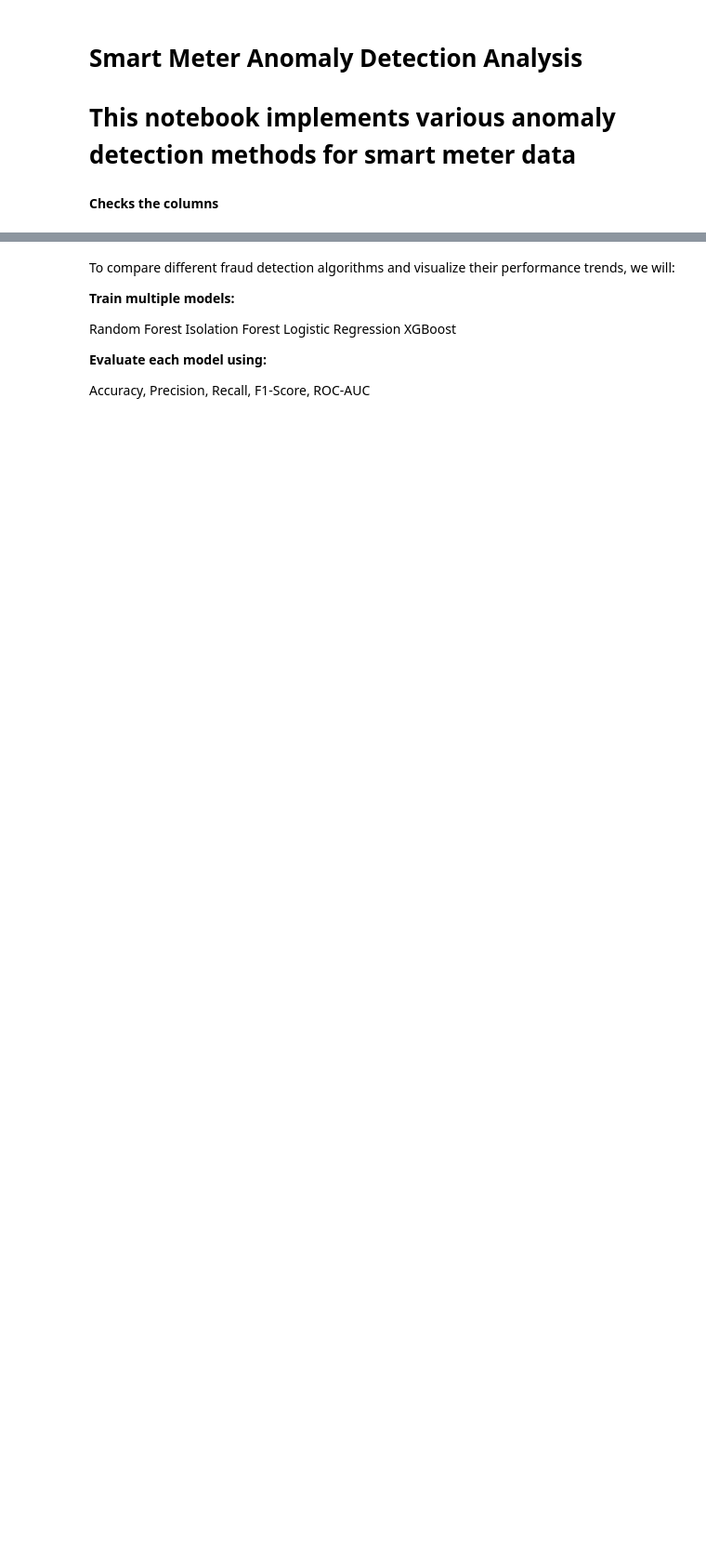
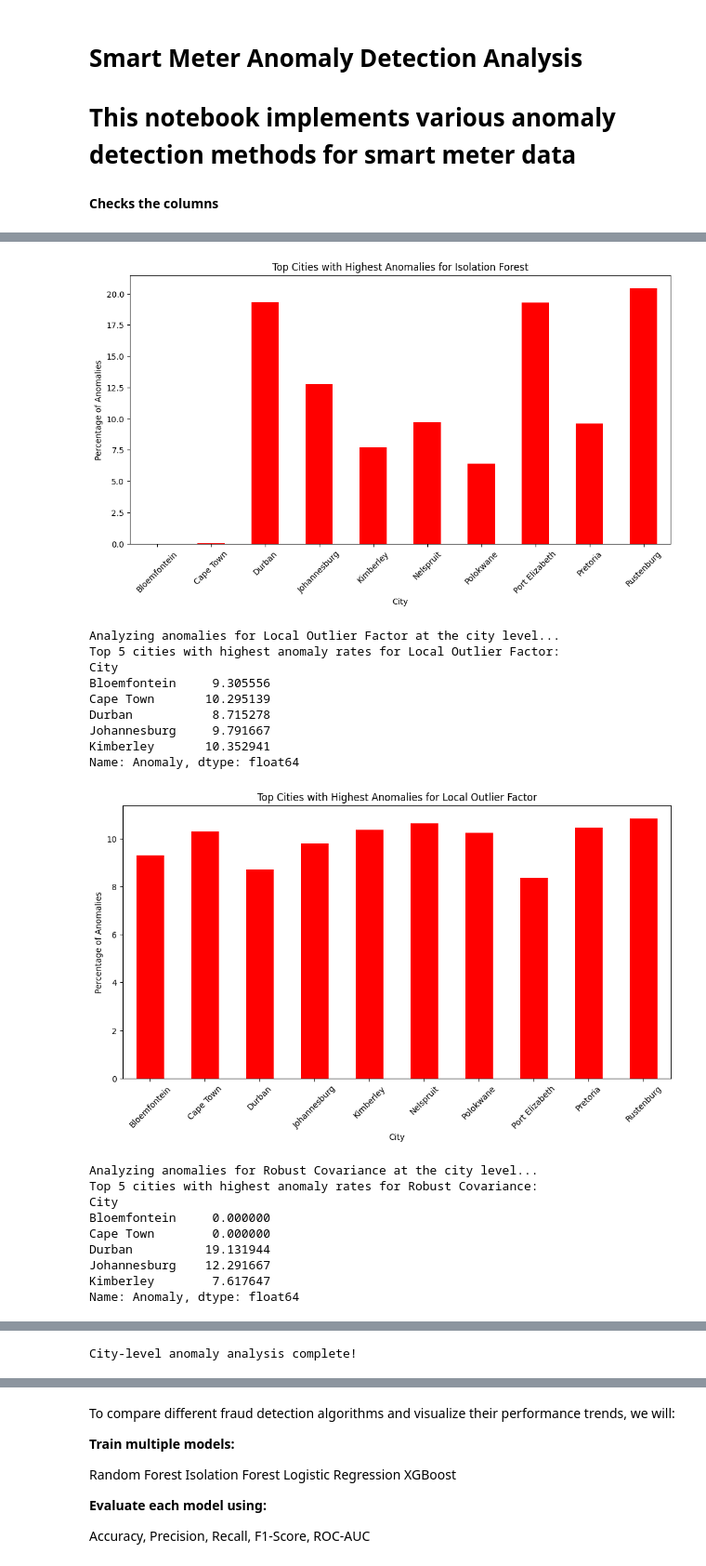
Before and after one commit to Simacoder/eletricity_theft_detection, a Jupyter notebook: modeling.ipynb, the cells around one changed output, grey strips where cells are left out. Shown at 93% size. Cells and saved outputs as stored; diff of their text form; code cells hidden in the pictures; blank space fills up the shorter version.

```diff
--- a/modeling.ipynb
+++ b/modeling.ipynb
@@ -562,0 +333,34 @@ weighted avg       1.00      1.00      1.00     50000
+# %%
+# Analyzing anomalies by city
+def city_anomaly_analysis(check_columns_df, anomaly_labels):
+    city_anomaly_stats = {}
+
+    for method, labels in anomaly_labels.items():
+        print(f"\nAnalyzing anomalies for {method} at the city level...")
+
+        # Add anomaly column to the dataframe
+        check_columns_df['Anomaly'] = (labels == -1).astype(int)
+
+        # Group by city and calculate anomaly percentage
+        city_anomaly = check_columns_df.groupby('City')['Anomaly'].mean() * 100
+        city_anomaly_stats[method] = city_anomaly.sort_values(ascending=False)
+
+        # Print the cities with highest anomaly rates
+        print(f"Top 5 cities with highest anomaly rates for {method}:")
+        print(city_anomaly.head(5))
+
+        # Visualize
+        plt.figure(figsize=(12, 6))
+        city_anomaly.head(10).plot(kind='bar', color='red')
+        plt.title(f'Top Cities with Highest Anomalies for {method}')
+        plt.xlabel('City')
+        plt.ylabel('Percentage of Anomalies')
+        plt.xticks(rotation=45)
+        plt.show()
+
+    return city_anomaly_stats
+
+print("Starting city-level anomaly analysis...")
+city_anomaly_stats = city_anomaly_analysis(check_columns_df, anomaly_labels)
+print("\nCity-level anomaly analysis complete!")
+# %% [output]
@@ -562,0 +378,20 @@ weighted avg       1.00      1.00      1.00     50000
+[figure, added]
+Analyzing anomalies for Local Outlier Factor at the city level...
+Top 5 cities with highest anomaly rates for Local Outlier Factor:
+City
+Bloemfontein     9.305556
+Cape Town       10.295139
+Durban           8.715278
+Johannesburg     9.791667
+Kimberley       10.352941
+Name: Anomaly, dtype: float64
+[figure, added]
+Analyzing anomalies for Robust Covariance at the city level...
+Top 5 cities with highest anomaly rates for Robust Covariance:
+City
+Bloemfontein     0.000000
+Cape Town        0.000000
+Durban          19.131944
+Johannesburg    12.291667
+Kimberley        7.617647
+Name: Anomaly, dtype: float64
@@ -562,0 +409 @@ weighted avg       1.00      1.00      1.00     50000
+City-level anomaly analysis complete!
```
Also changed, not shown: parts of 69 cells of this notebook, 17 other files.
